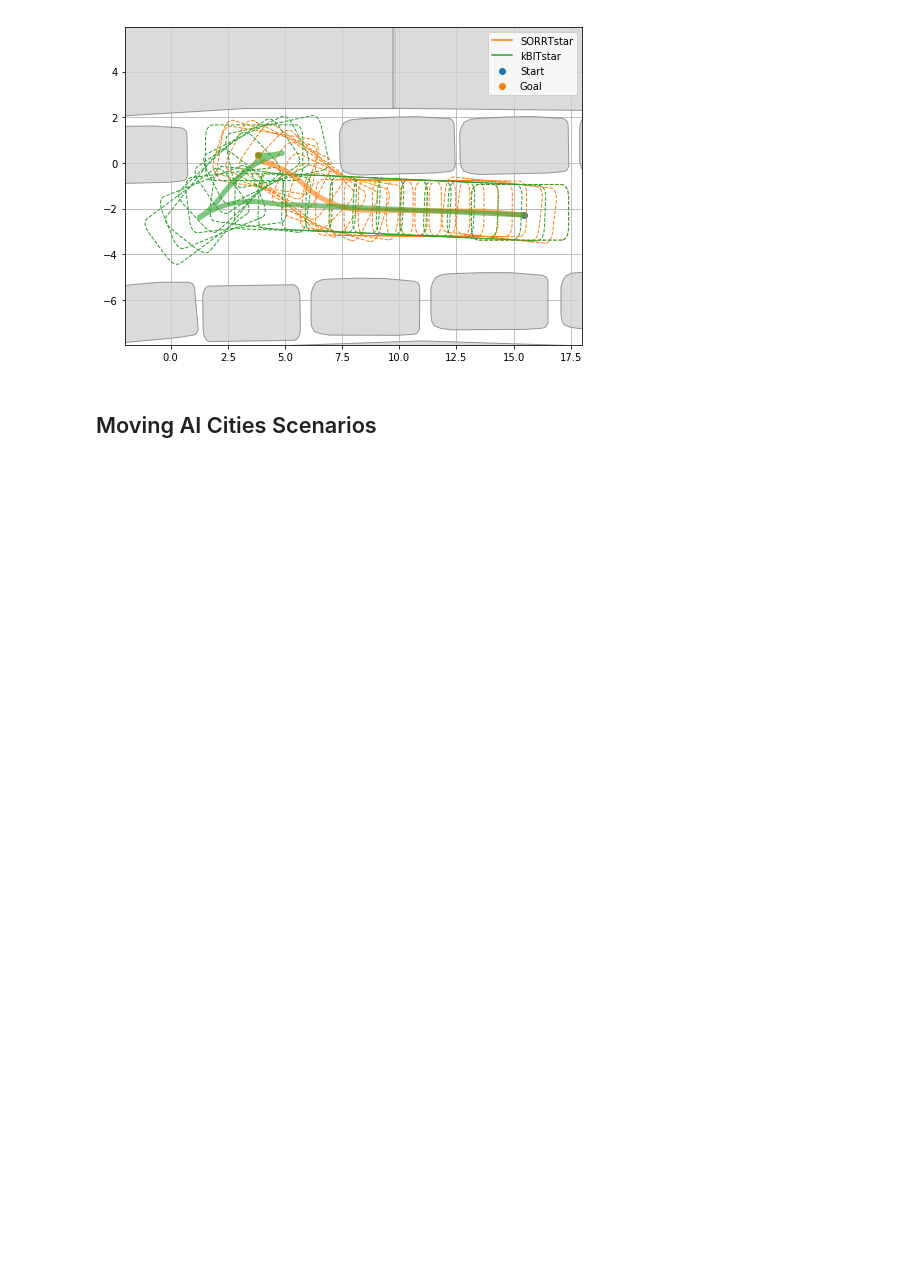
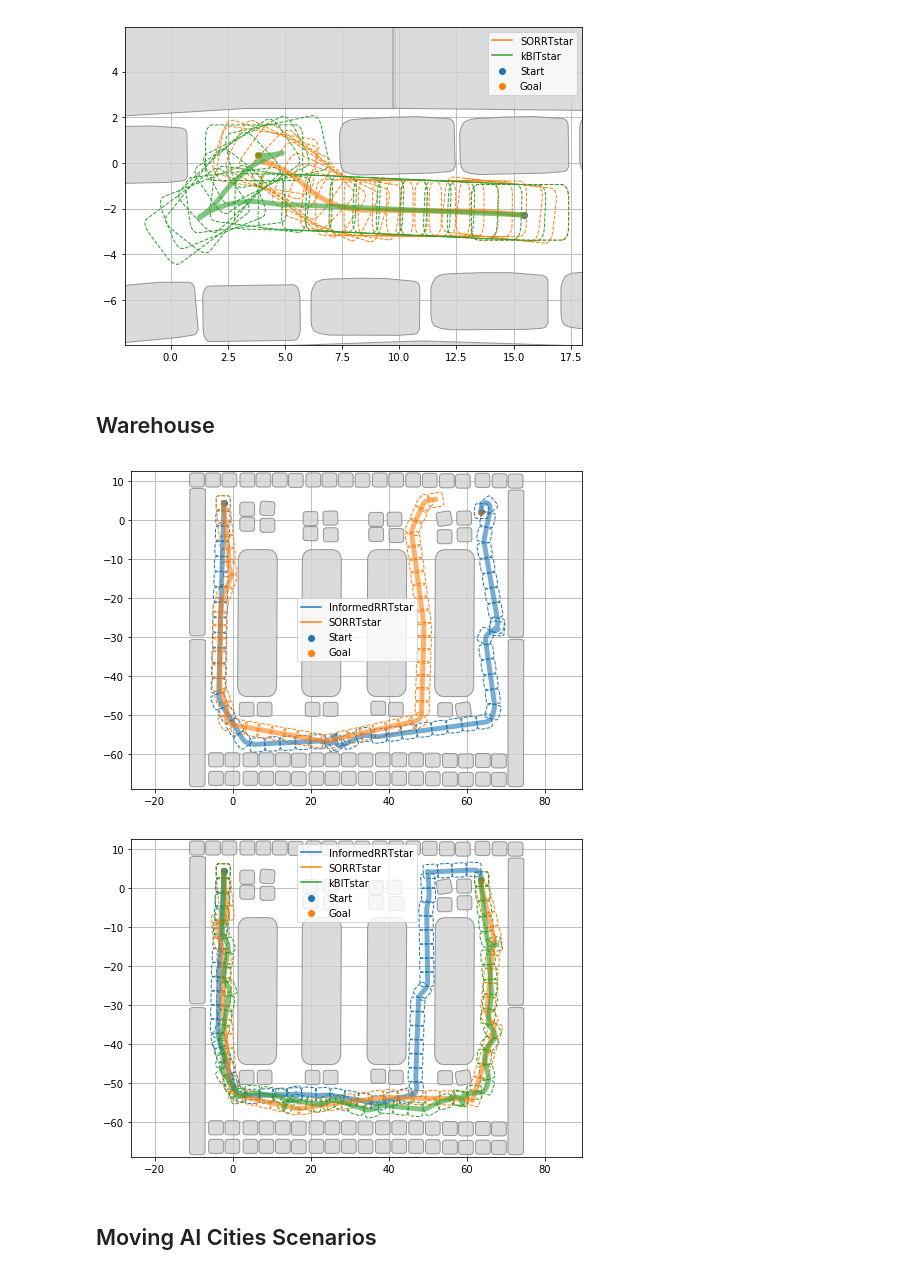
Before and after one commit to robot-motion/bench-mr, a Jupyter notebook: plotting/Trajectories.ipynb, the cells around one changed output. Drawn from its saved outputs; the diff is of its cells as text; code cells hidden in the pictures; blank space fills up the shorter version.

```diff
--- a/plotting/Trajectories.ipynb
+++ b/plotting/Trajectories.ipynb
@@ -90,6 +90,31 @@ Planner Theta* found no solution!
 Planner Theta* found no solution!
 Saved parking3.pdf.
 [figure]
+# %% [markdown]
+## Warehouse
+# %%
+%reload_ext autoreload
+
+scenario = "warehouse"
+
+visualize('/home/eric/mpb/bin/log/warehouse.json',
+          ignore_planners="est,kpiece1,fmt,cforest,rrt,rrt#,sbl,sst,stride,rrtstar,prmstar",
+          plot_every_nth_polygon=20,
+          fig_width=7,
+          fig_height=5,
+          set_title=False,
+          line_width=5,
+          save_file="plots/%s.pdf" % scenario,
+          num_colors=70,
+          silence=True,
+#           custom_min_x=-2,
+#           custom_min_y=-7,
+#           custom_max_x=18,
+#           custom_max_y=5,
+          color_map_name='tab10')
+# %% [output]
+[figure, added]
+[figure, added]
 # %% [markdown]
 ## Moving AI Cities Scenarios
 # %%
```
Also changed, not shown: 9 other files.
